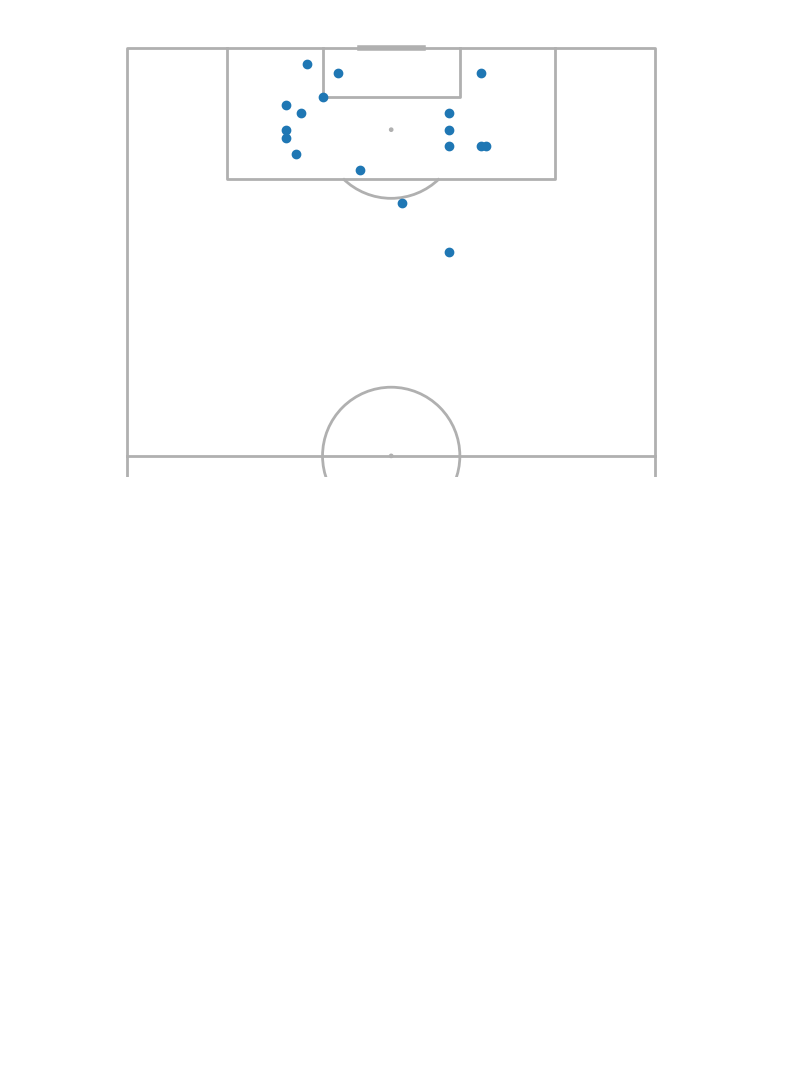
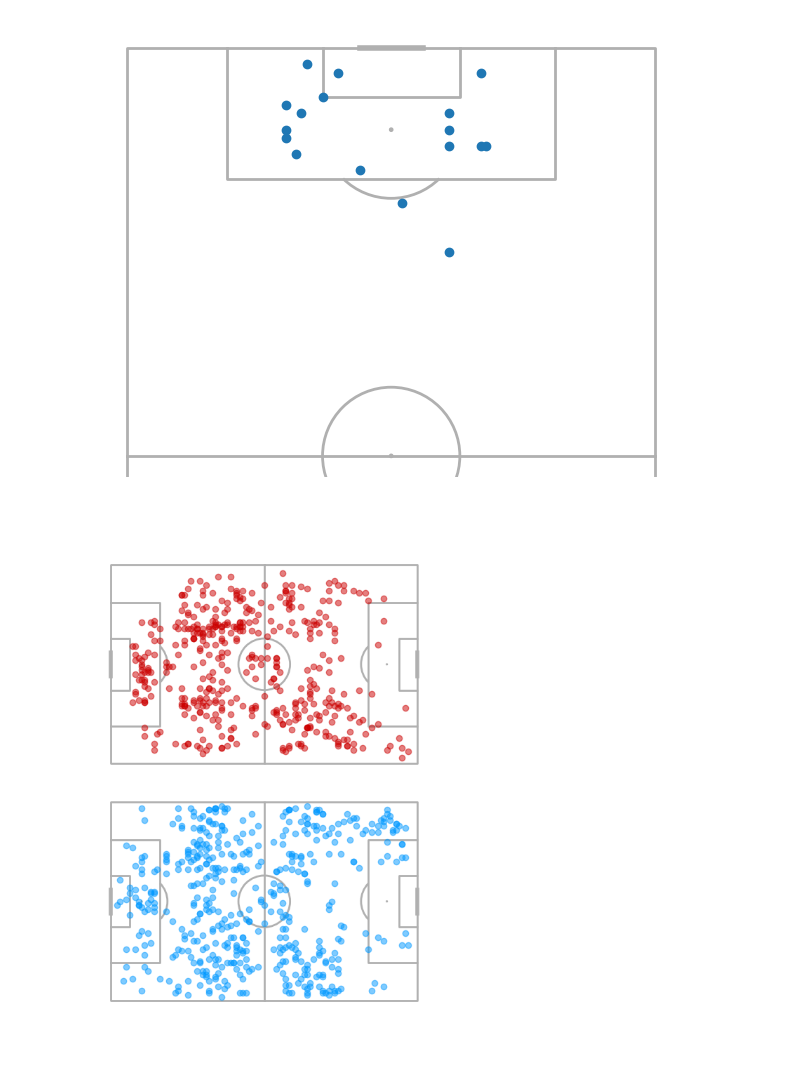
Before and after one commit to MarijnSt/intro-to-match-analysis, a Jupyter notebook: analysis.ipynb, the cells around one changed output. Saved outputs shown, nothing was run; the diff lists cells and outputs as text; code cells hidden in the pictures; blank space fills up the shorter version.

Commit message:
team passes locations

```diff
--- a/analysis.ipynb
+++ b/analysis.ipynb
@@ -162,3 +164,19 @@ pitch.scatter(shots_df['originX'], shots_df['originY'], ax=ax)
 plt.show()
 # %% [output]
 [figure]
+# %%
+# TEAMS PASSES LOCATIONS
+
+liverpool_passes = passes_df[passes_df['teamName'] == 'Liverpool']
+city_passes = passes_df[passes_df['teamName'] == 'Manchester City']
+
+pitch = Pitch(pitch_type='wyscout')
+# 2 velden op mekaar
+fig, axs = pitch.grid(ncols=1, nrows=2, axis=False, title_height=0.065) # axis en title height zijn er om lege bar charts weg te krijgen
+
+pitch.scatter(liverpool_passes['originX'], liverpool_passes['originY'], ax=axs['pitch'][0], c='#cc0000', alpha=.5)
+pitch.scatter(city_passes['originX'], city_passes['originY'], ax=axs['pitch'][1], c='#0099ff', alpha=.5)
+
+plt.show()
+# %% [output]
+[figure, added]
```
Also changed, not shown: parts of 2 cells of this notebook.
